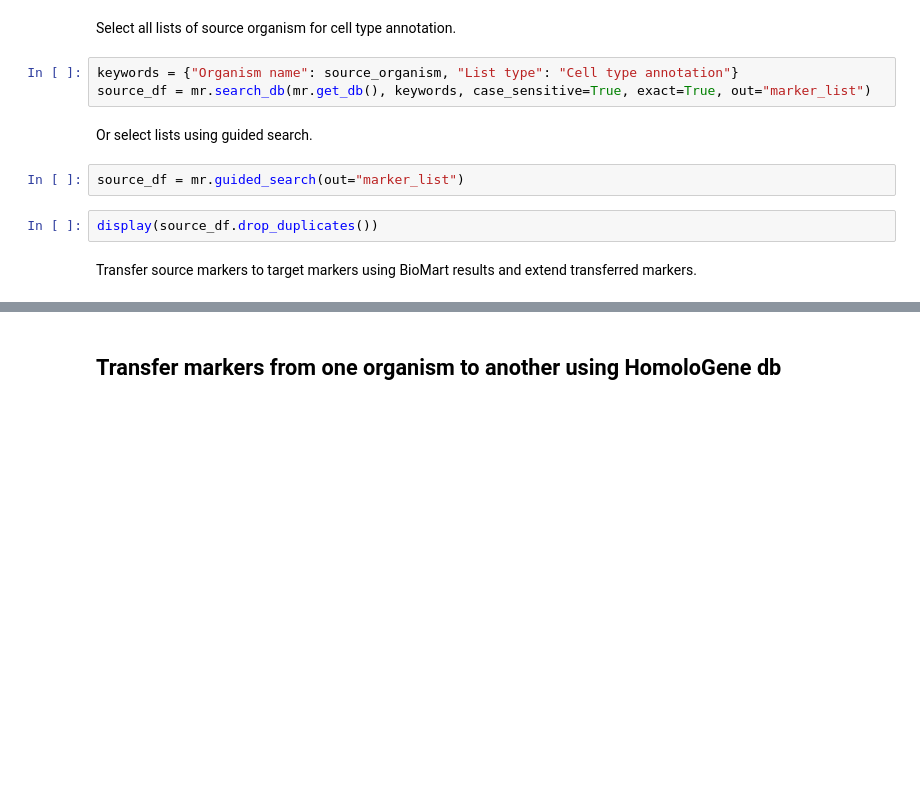
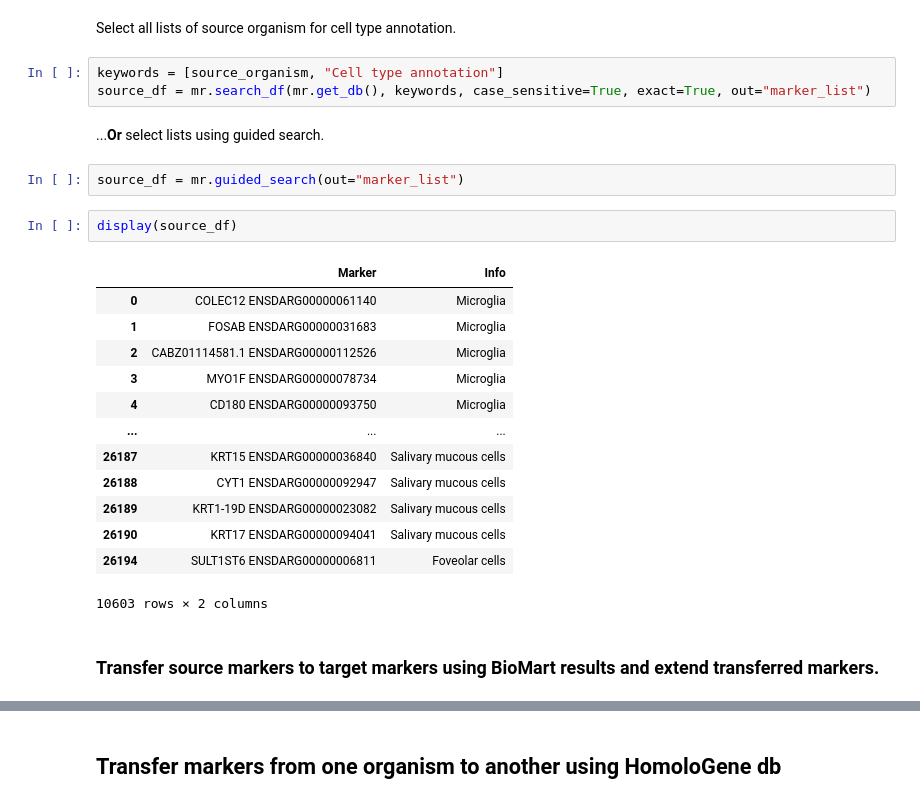
Before and after one commit to loosolab/MarkerRepo, a Jupyter notebook: calculations.ipynb, the cells around one changed output, grey strips where cells are left out. Drawn from its saved outputs; the diff is of its cells as text; blank space fills up the shorter version.

```diff
--- a/calculations.ipynb
+++ b/calculations.ipynb
@@ -74,13 +128,27 @@ biomart_db = calc.fetch_homologs(source_organism_bm, target_organism_bm).dropna(
 # %% [markdown]
 Select all lists of source organism for cell type annotation.
 # %%
-keywords = {"Organism name": source_organism, "List type": "Cell type annotation"}
-source_df = mr.search_db(mr.get_db(), keywords, case_sensitive=True, exact=True, out="marker_list")
+keywords = [source_organism, "Cell type annotation"]
+source_df = mr.search_df(mr.get_db(), keywords, case_sensitive=True, exact=True, out="marker_list")
 # %% [markdown]
-Or select lists using guided search.
+...<b>Or</b> select lists using guided search.
 # %%
 source_df = mr.guided_search(out="marker_list")
 # %%
-display(source_df.drop_duplicates())
+display(source_df)
+# %% [output]
+|  | Marker | Info |
+| 0 | COLEC12 ENSDARG00000061140 | Microglia |
+| 1 | FOSAB ENSDARG00000031683 | Microglia |
+| 2 | CABZ01114581.1 ENSDARG00000112526 | Microglia |
+| 3 | MYO1F ENSDARG00000078734 | Microglia |
+| 4 | CD180 ENSDARG00000093750 | Microglia |
+| ... | ... | ... |
+| 26187 | KRT15 ENSDARG00000036840 | Salivary mucous cells |
+| 26188 | CYT1 ENSDARG00000092947 | Salivary mucous cells |
+| 26189 | KRT1-19D ENSDARG00000023082 | Salivary mucous cells |
+| 26190 | KRT17 ENSDARG00000094041 | Salivary mucous cells |
+| 26194 | SULT1ST6 ENSDARG00000006811 | Foveolar cells |
+10603 rows × 2 columns
 # %% [markdown]
-Transfer source markers to target markers using BioMart results and extend transferred markers.
+### Transfer source markers to target markers using BioMart results and extend transferred markers.
```
Also changed, not shown: parts of 27 cells of this notebook, 1 other file.
